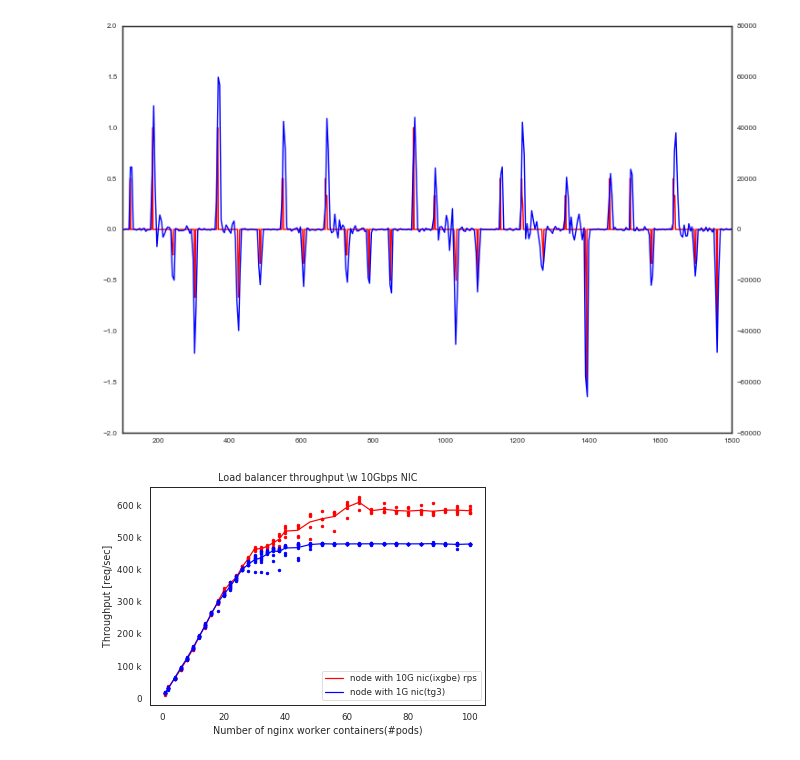
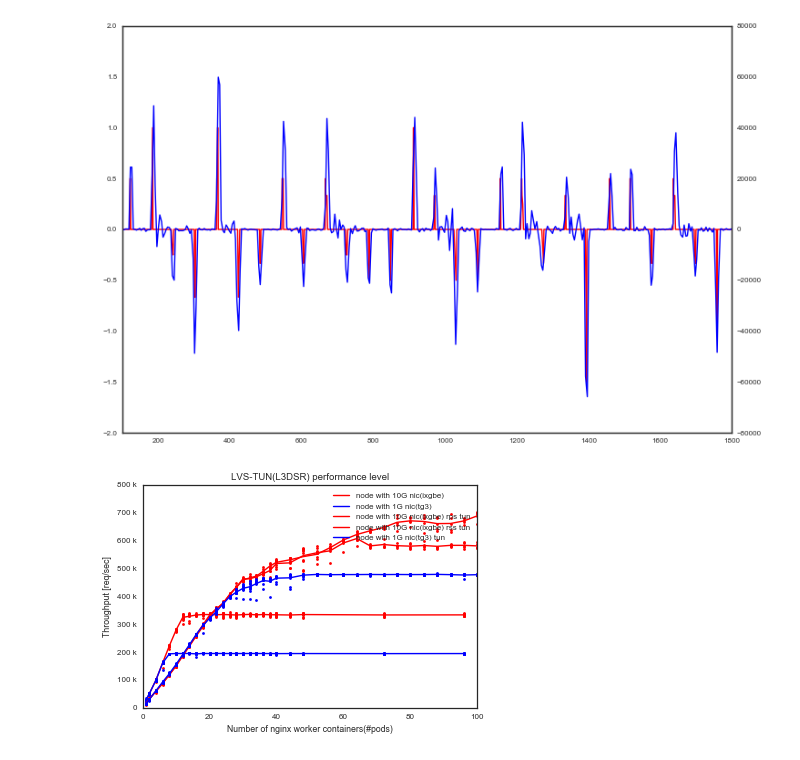
Before and after one commit to ktaka-ccmp/kube-lb-bench, a Jupyter notebook: KuruwaNew/ECMP_FIGS.ipynb, the cells around one changed output. Saved outputs shown, nothing was run; the diff lists cells and outputs as text; code cells hidden in the pictures.

```diff
--- a/KuruwaNew/ECMP_FIGS.ipynb
+++ b/KuruwaNew/ECMP_FIGS.ipynb
@@ -1003,56 +1003,96 @@ m=np.mean(dt[1::1], axis=0)
 
 cb10g_rps = dt ; mcb10g_rps = m
 
-# d0 = np.loadtxt("Try02_cubic_lvstun/rss_rps_rfs_xps_1_0_0_0/ipvs1_0.csv",usecols=(0, 1), delimiter=',', unpack=True, skiprows=1)
-# d1 = np.loadtxt("Try02_cubic_lvstun/rss_rps_rfs_xps_1_0_0_0/ipvs1_1.csv",usecols=(0, 1), delimiter=',', unpack=True, skiprows=1)
-# d2 = np.loadtxt("Try02_cubic_lvstun/rss_rps_rfs_xps_1_0_0_0/ipvs1_2.csv",usecols=(0, 1), delimiter=',', unpack=True, skiprows=1)
-# d3 = np.loadtxt("Try02_cubic_lvstun/rss_rps_rfs_xps_1_0_0_0/ipvs1_3.csv",usecols=(0, 1), delimiter=',', unpack=True, skiprows=1)
-# d4 = np.loadtxt("Try02_cubic_lvstun/rss_rps_rfs_xps_1_0_0_0/ipvs1_4.csv",usecols=(0, 1), delimiter=',', unpack=True, skiprows=1)
-# d5 = np.loadtxt("Try02_cubic_lvstun/rss_rps_rfs_xps_1_0_0_0/ipvs1_5.csv",usecols=(0, 1), delimiter=',', unpack=True, skiprows=1)
-# d6 = np.loadtxt("Try02_cubic_lvstun/rss_rps_rfs_xps_1_0_0_0/ipvs1_6.csv",usecols=(0, 1), delimiter=',', unpack=True, skiprows=1)
-# d7 = np.loadtxt("Try02_cubic_lvstun/rss_rps_rfs_xps_1_0_0_0/ipvs1_7.csv",usecols=(0, 1), delimiter=',', unpack=True, skiprows=1)
-# d8 = np.loadtxt("Try02_cubic_lvstun/rss_rps_rfs_xps_1_0_0_0/ipvs1_8.csv",usecols=(0, 1), delimiter=',', unpack=True, skiprows=1)
-# d9 = np.loadtxt("Try02_cubic_lvstun/rss_rps_rfs_xps_1_0_0_0/ipvs1_9.csv",usecols=(0, 1), delimiter=',', unpack=True, skiprows=1)
+d0 = np.loadtxt("Try02_cubic_lvstun/rss_rps_rfs_xps_1_0_0_0/ipvs1_0.csv",usecols=(0, 1), delimiter=',', unpack=True, skiprows=1)
+d1 = np.loadtxt("Try02_cubic_lvstun/rss_rps_rfs_xps_1_0_0_0/ipvs1_1.csv",usecols=(0, 1), delimiter=',', unpack=True, skiprows=1)
+d2 = np.loadtxt("Try02_cubic_lvstun/rss_rps_rfs_xps_1_0_0_0/ipvs1_2.csv",usecols=(0, 1), delimiter=',', unpack=True, skiprows=1)
+d3 = np.loadtxt("Try02_cubic_lvstun/rss_rps_rfs_xps_1_0_0_0/ipvs1_3.csv",usecols=(0, 1), delimiter=',', unpack=True, skiprows=1)
+d4 = np.loadtxt("Try02_cubic_lvstun/rss_rps_rfs_xps_1_0_0_0/ipvs1_4.csv",usecols=(0, 1), delimiter=',', unpack=True, skiprows=1)
+d5 = np.loadtxt("Try02_cubic_lvstun/rss_rps_rfs_xps_1_0_0_0/ipvs1_5.csv",usecols=(0, 1), delimiter=',', unpack=True, skiprows=1)
+d6 = np.loadtxt("Try02_cubic_lvstun/rss_rps_rfs_xps_1_0_0_0/ipvs1_6.csv",usecols=(0, 1), delimiter=',', unpack=True, skiprows=1)
+d7 = np.loadtxt("Try02_cubic_lvstun/rss_rps_rfs_xps_1_0_0_0/ipvs1_7.csv",usecols=(0, 1), delimiter=',', unpack=True, skiprows=1)
+d8 = np.loadtxt("Try02_cubic_lvstun/rss_rps_rfs_xps_1_0_0_0/ipvs1_8.csv",usecols=(0, 1), delimiter=',', unpack=True, skiprows=1)
+d9 = np.loadtxt("Try02_cubic_lvstun/rss_rps_rfs_xps_1_0_0_0/ipvs1_9.csv",usecols=(0, 1), delimiter=',', unpack=True, skiprows=1)
 
-# dt=np.delete(np.concatenate((d0, d1, d2, d3, d4, d5, d6, d7, d8, d9), axis=0), [2,4,6,8,10,12,14,16,18],0)
-# dt=np.delete(np.concatenate((d0, d1, d2, d3, d4), axis=0), [2,4,6,8],0)
-# m=np.mean(dt[1::1], axis=0)
+dt=np.delete(np.concatenate((d0, d1, d2, d3, d4, d5, d6, d7, d8, d9), axis=0), [2,4,6,8,10,12,14,16,18],0)
+dt=np.delete(np.concatenate((d0, d1, d2, d3, d4), axis=0), [2,4,6,8],0)
+m=np.mean(dt[1::1], axis=0)
 
-# cb10g_rss = dt ; mcb10g_rss = m
+cb10g_rss = dt ; mcb10g_rss = m
 
 d0 = np.loadtxt("Try01_cubic_lvstun/rss_rps_rfs_xps_0_1_1_1/ipvs1_0.csv",usecols=(0,1), delimiter=',', unpack=True, skiprows=1)
 d1 = np.loadtxt("Try01_cubic_lvstun/rss_rps_rfs_xps_0_1_1_1/ipvs1_1.csv",usecols=(0,1), delimiter=',', unpack=True, skiprows=1)
 d2 = np.loadtxt("Try01_cubic_lvstun/rss_rps_rfs_xps_0_1_1_1/ipvs1_2.csv",usecols=(0,1), delimiter=',', unpack=True, skiprows=1)
 d3 = np.loadtxt("Try01_cubic_lvstun/rss_rps_rfs_xps_0_1_1_1/ipvs1_3.csv",usecols=(0,1), delimiter=',', unpack=True, skiprows=1)
 d4 = np.loadtxt("Try01_cubic_lvstun/rss_rps_rfs_xps_0_1_1_1/ipvs1_4.csv",usecols=(0,1), delimiter=',', unpack=True, skiprows=1)
 d5 = np.loadtxt("Try01_cubic_lvstun/rss_rps_rfs_xps_0_1_1_1/ipvs1_5.csv",usecols=(0,1), delimiter=',', unpack=True, skiprows=1)
 d6 = np.loadtxt("Try01_cubic_lvstun/rss_rps_rfs_xps_0_1_1_1/ipvs1_6.csv",usecols=(0,1), delimiter=',', unpack=True, skiprows=1)
 d7 = np.loadtxt("Try01_cubic_lvstun/rss_rps_rfs_xps_0_1_1_1/ipvs1_7.csv",usecols=(0,1), delimiter=',', unpack=True, skiprows=1)
 d8 = np.loadtxt("Try01_cubic_lvstun/rss_rps_rfs_xps_0_1_1_1/ipvs1_8.csv",usecols=(0,1), delimiter=',', unpack=True, skiprows=1)
 d9 = np.loadtxt("Try01_cubic_lvstun/rss_rps_rfs_xps_0_1_1_1/ipvs1_9.csv",usecols=(0,1), delimiter=',', unpack=True, skiprows=1)
 
 dt=np.delete(np.concatenate((d0, d1, d2, d3, d4, d5, d6, d7, d8, d9), axis=0), [2,4,6,8,10,12,14,16,18],0)
 m=np.mean(dt[1::1], axis=0)
 
+cb1t=dt; mcb1t=m
+
+d0 = np.loadtxt("Try02_cubic/rss_rps_rfs_xps_1_0_0_0/ipvs1_0.csv",usecols=(0, 1), delimiter=',', unpack=True, skiprows=1)
+d1 = np.loadtxt("Try02_cubic/rss_rps_rfs_xps_1_0_0_0/ipvs1_1.csv",usecols=(0, 1), delimiter=',', unpack=True, skiprows=1)
+d2 = np.loadtxt("Try02_cubic/rss_rps_rfs_xps_1_0_0_0/ipvs1_2.csv",usecols=(0, 1), delimiter=',', unpack=True, skiprows=1)
+d3 = np.loadtxt("Try02_cubic/rss_rps_rfs_xps_1_0_0_0/ipvs1_3.csv",usecols=(0, 1), delimiter=',', unpack=True, skiprows=1)
+d4 = np.loadtxt("Try02_cubic/rss_rps_rfs_xps_1_0_0_0/ipvs1_4.csv",usecols=(0, 1), delimiter=',', unpack=True, skiprows=1)
+d5 = np.loadtxt("Try02_cubic/rss_rps_rfs_xps_1_0_0_0/ipvs1_5.csv",usecols=(0, 1), delimiter=',', unpack=True, skiprows=1)
+d6 = np.loadtxt("Try02_cubic/rss_rps_rfs_xps_1_0_0_0/ipvs1_6.csv",usecols=(0, 1), delimiter=',', unpack=True, skiprows=1)
+d7 = np.loadtxt("Try02_cubic/rss_rps_rfs_xps_1_0_0_0/ipvs1_7.csv",usecols=(0, 1), delimiter=',', unpack=True, skiprows=1)
+d8 = np.loadtxt("Try02_cubic/rss_rps_rfs_xps_1_0_0_0/ipvs1_8.csv",usecols=(0, 1), delimiter=',', unpack=True, skiprows=1)
+d9 = np.loadtxt("Try02_cubic/rss_rps_rfs_xps_1_0_0_0/ipvs1_9.csv",usecols=(0, 1), delimiter=',', unpack=True, skiprows=1)
+
+dt=np.delete(np.concatenate((d0, d1, d2, d3, d4, d5, d6, d7, d8, d9), axis=0), [2,4,6,8,10,12,14,16,18],0)
+m=np.mean(dt[1::1], axis=0)
+
+cb10g = dt ; mcb10g = m
+
+d0 = np.loadtxt("Try01_cubic/rss_rps_rfs_xps_0_1_1_1/ipvs1_0.csv",usecols=(0,1), delimiter=',', unpack=True, skiprows=1)
+d1 = np.loadtxt("Try01_cubic/rss_rps_rfs_xps_0_1_1_1/ipvs1_1.csv",usecols=(0,1), delimiter=',', unpack=True, skiprows=1)
+d2 = np.loadtxt("Try01_cubic/rss_rps_rfs_xps_0_1_1_1/ipvs1_2.csv",usecols=(0,1), delimiter=',', unpack=True, skiprows=1)
+d3 = np.loadtxt("Try01_cubic/rss_rps_rfs_xps_0_1_1_1/ipvs1_3.csv",usecols=(0,1), delimiter=',', unpack=True, skiprows=1)
+d4 = np.loadtxt("Try01_cubic/rss_rps_rfs_xps_0_1_1_1/ipvs1_4.csv",usecols=(0,1), delimiter=',', unpack=True, skiprows=1)
+d5 = np.loadtxt("Try01_cubic/rss_rps_rfs_xps_0_1_1_1/ipvs1_5.csv",usecols=(0,1), delimiter=',', unpack=True, skiprows=1)
+d6 = np.loadtxt("Try01_cubic/rss_rps_rfs_xps_0_1_1_1/ipvs1_6.csv",usecols=(0,1), delimiter=',', unpack=True, skiprows=1)
+d7 = np.loadtxt("Try01_cubic/rss_rps_rfs_xps_0_1_1_1/ipvs1_7.csv",usecols=(0,1), delimiter=',', unpack=True, skiprows=1)
+d8 = np.loadtxt("Try01_cubic/rss_rps_rfs_xps_0_1_1_1/ipvs1_8.csv",usecols=(0,1), delimiter=',', unpack=True, skiprows=1)
+d9 = np.loadtxt("Try01_cubic/rss_rps_rfs_xps_0_1_1_1/ipvs1_9.csv",usecols=(0,1), delimiter=',', unpack=True, skiprows=1)
+
+dt=np.delete(np.concatenate((d0, d1, d2, d3, d4, d5, d6, d7, d8, d9), axis=0), [2,4,6,8,10,12,14,16,18],0)
+m=np.mean(dt[1::1], axis=0)
+
 cb1=dt; mcb1=m
 
-ax1.plot(cb10g_rps[0], mcb10g_rps ,  color='r', ls='-', marker='', label='node with 10G nic(ixgbe) rps')
-ax1.plot(cb10g_rps[0], cb10g_rps[1::1].T,  color='r', ls='', marker='.')
-
-# ax1.plot(cb10g_rss[0], mcb10g_rss ,  color='r', ls='-', marker='', label='node with 10G nic(ixgbe) rps')
-# ax1.plot(cb10g_rss[0], cb10g_rss[1::1].T,  color='r', ls='', marker='.')
+ax1.plot(cb10g[0], mcb10g ,  color='r', ls='-', marker='', label='node with 10G nic(ixgbe)')
+ax1.plot(cb10g[0], cb10g[1::1].T,  color='r', ls='', marker='.')
 
 ax1.plot(cb1[0], mcb1,  color='b', ls='-', marker='', label='node with 1G nic(tg3)')
 ax1.plot(cb1[0], cb1[1::1].T,  color='b', ls='', marker='.')
+
+
+ax1.plot(cb10g_rps[0], mcb10g_rps ,  color='r', ls='-', marker='', label='node with 10G nic(ixgbe) rps tun')
+ax1.plot(cb10g_rps[0], cb10g_rps[1::1].T,  color='r', ls='', marker='.')
+
+ax1.plot(cb10g_rss[0], mcb10g_rss ,  color='r', ls='-', marker='', label='node with 10G nic(ixgbe) rss tun')
+ax1.plot(cb10g_rss[0], cb10g_rss[1::1].T,  color='r', ls='', marker='.')
+
+ax1.plot(cb1t[0], mcb1t,  color='b', ls='-', marker='', label='node with 1G nic(tg3) tun')
+ax1.plot(cb1t[0], cb1t[1::1].T,  color='b', ls='', marker='.')
+
 
 ax1.yaxis.set_major_formatter(FuncFormatter(y_fmt))
 
 # ax1.set_yticks(np.arange(0, 400001, 100000))
 ax1.set_ylabel('Throughput [req/sec]')
 ax1.set_xlabel('Number of nginx worker containers(#pods)')
 ax1.legend()
 plt.title('LVS-TUN(L3DSR) performance level')
 
 plt.savefig('ECMP_FIGS/10G_ipvs_tun.png', bbox_inches="tight", dpi=300)
 # %% [output]
-[figure, old version]
+[figure, new version]
```
Also changed, not shown: 4 other files.
